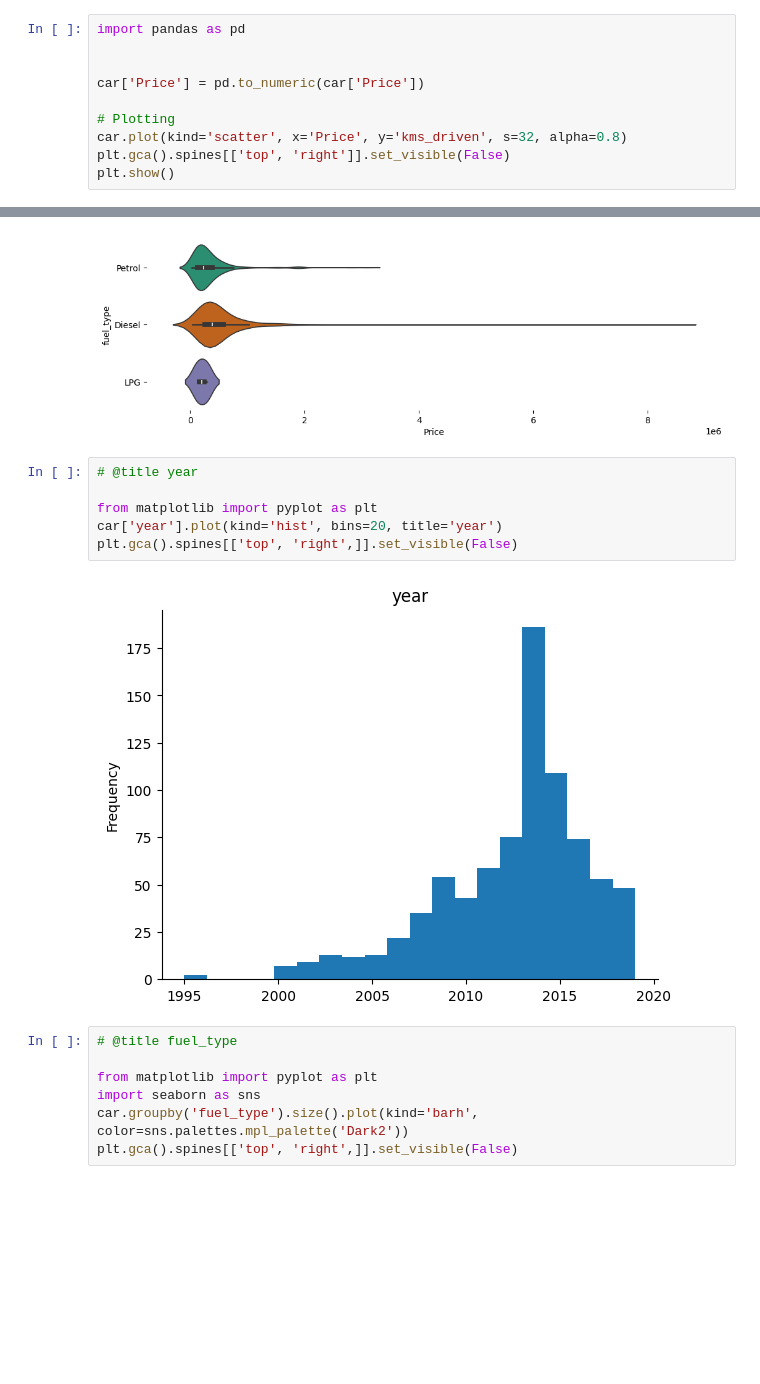
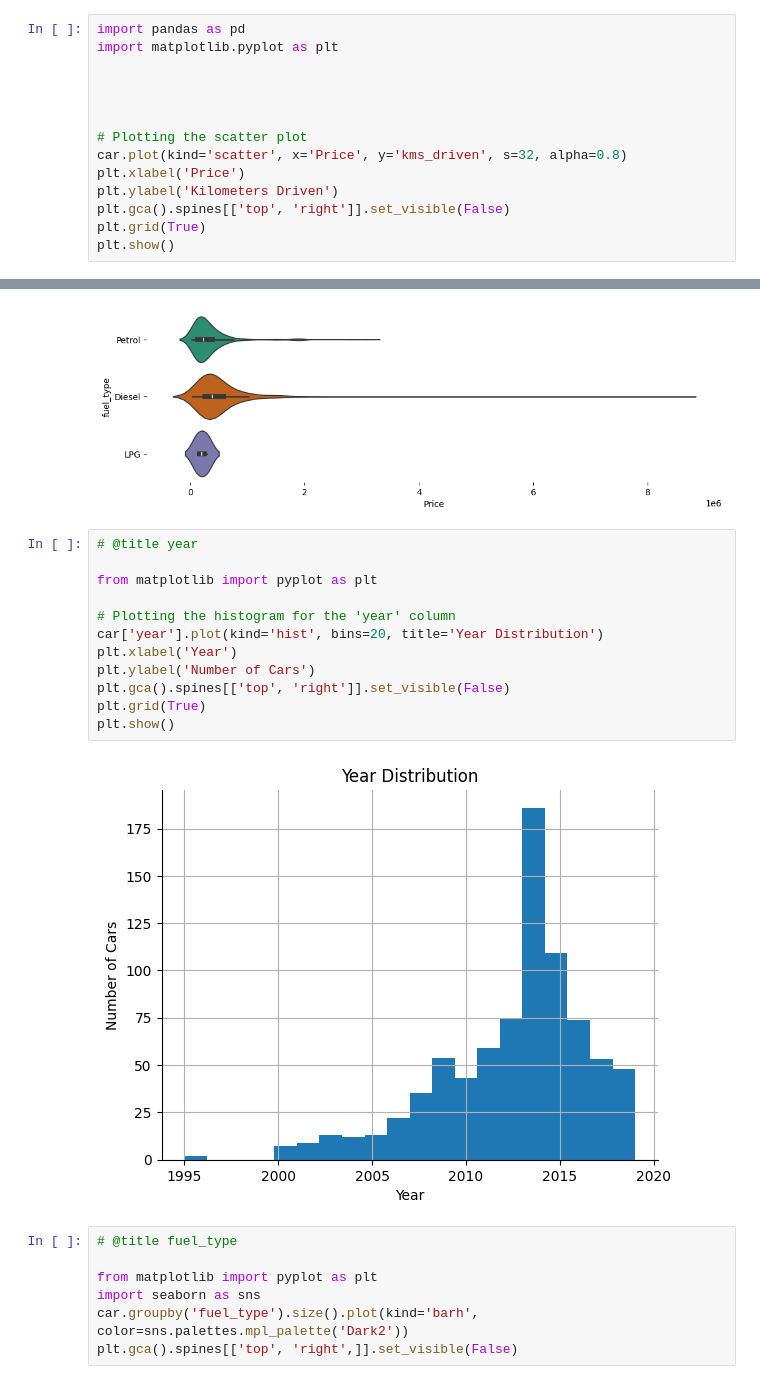
Before and after one commit to syed-ateeb-naveed/ML-CEP, a Jupyter notebook: ML_CEP.ipynb, the cells around one changed output, grey strips where cells are left out. Drawn from its saved outputs; the diff is of its cells as text; blank space fills up the shorter version.

```diff
--- a/ML_CEP.ipynb
+++ b/ML_CEP.ipynb
@@ -362,12 +346,16 @@ plt.show()
 Given the skewed nature of the data, median price might be a better measure of central tendency than the mean.
 # %%
 import pandas as pd
+import matplotlib.pyplot as plt
 
 
-car['Price'] = pd.to_numeric(car['Price'])
 
-# Plotting
+
+# Plotting the scatter plot
 car.plot(kind='scatter', x='Price', y='kms_driven', s=32, alpha=0.8)
+plt.xlabel('Price')
+plt.ylabel('Kilometers Driven')
 plt.gca().spines[['top', 'right']].set_visible(False)
+plt.grid(True)
 plt.show()
 # %% [output]
@@ -403,11 +391,17 @@ Passing `palette` without assigning `hue` is deprecated and will be removed in v
 # %%
 # @title year
 
 from matplotlib import pyplot as plt
-car['year'].plot(kind='hist', bins=20, title='year')
-plt.gca().spines[['top', 'right',]].set_visible(False)
+
+# Plotting the histogram for the 'year' column
+car['year'].plot(kind='hist', bins=20, title='Year Distribution')
+plt.xlabel('Year')
+plt.ylabel('Number of Cars')
+plt.gca().spines[['top', 'right']].set_visible(False)
+plt.grid(True)
+plt.show()
 # %% [output]
-[figure, old version]
+[figure, new version]
 # %%
 # @title fuel_type
 
```
Also changed, not shown: parts of 3 cells of this notebook.
